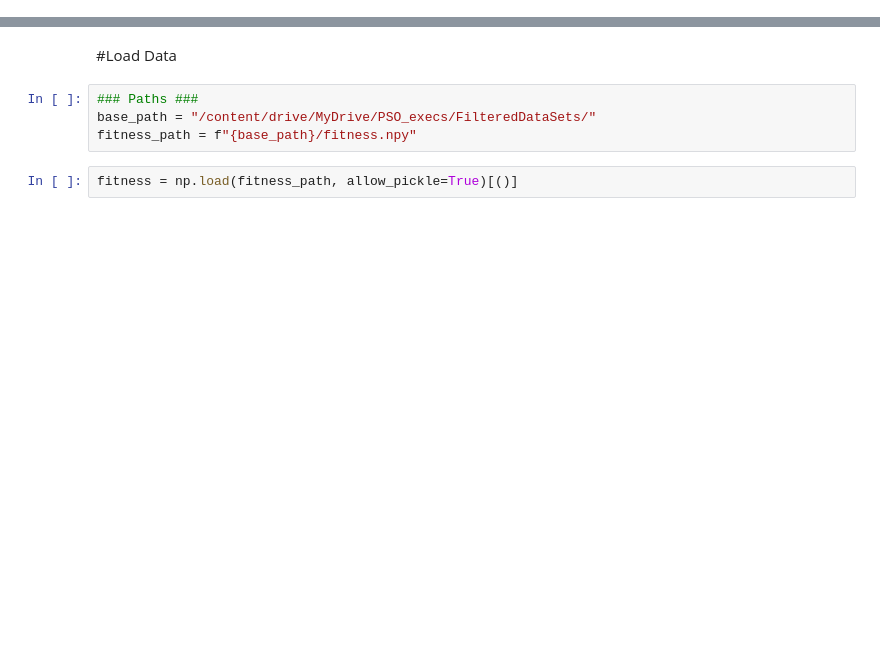
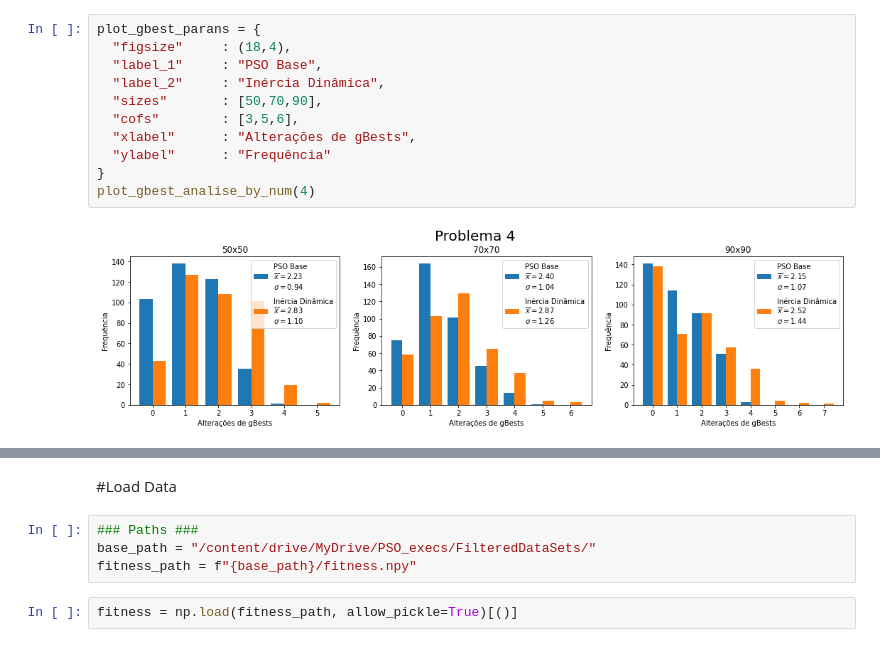
Before and after one commit to MatheusMuriel/PSO, a Jupyter notebook: analiseFunctions/AnalisesExecutePSO.ipynb, the cells around one changed output, grey strips where cells are left out. Cells and saved outputs as stored; diff of their text form; blank space fills up the shorter version.

Commit message:
Graficos de analise de gbest

```diff
--- a/analiseFunctions/AnalisesExecutePSO.ipynb
+++ b/analiseFunctions/AnalisesExecutePSO.ipynb
@@ -5,0 +66,13 @@ import numpy as np
+# %%
+plot_gbest_parans = {
+  "figsize"     : (18,4),
+  "label_1"     : "PSO Base",
+  "label_2"     : "Inércia Dinâmica",
+  "sizes"       : [50,70,90],
+  "cofs"        : [3,5,6],
+  "xlabel"      : "Alterações de gBests",
+  "ylabel"      : "Frequência"
+}
+plot_gbest_analise_by_num(4)
+# %% [output]
+[figure, added]
```
Also changed, not shown: parts of 51 cells of this notebook.
